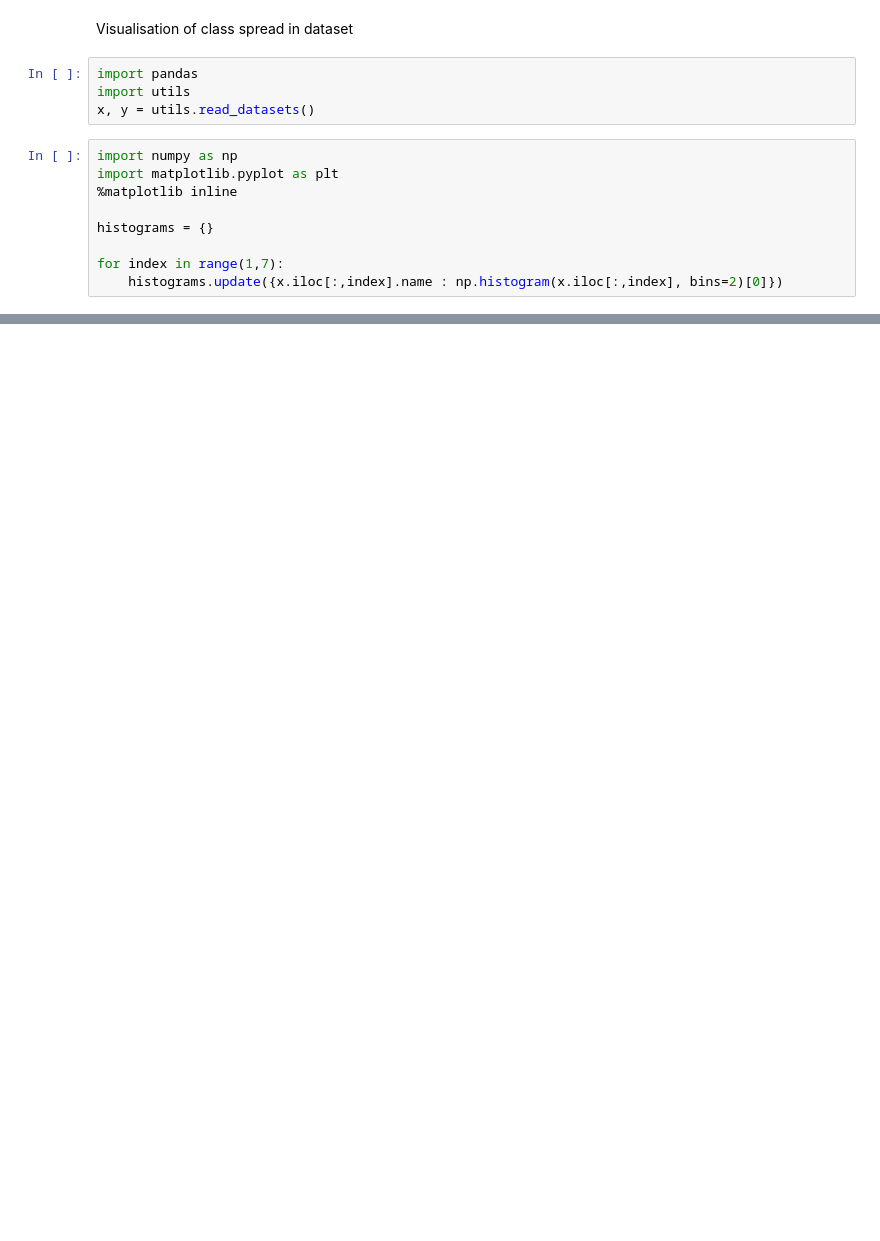
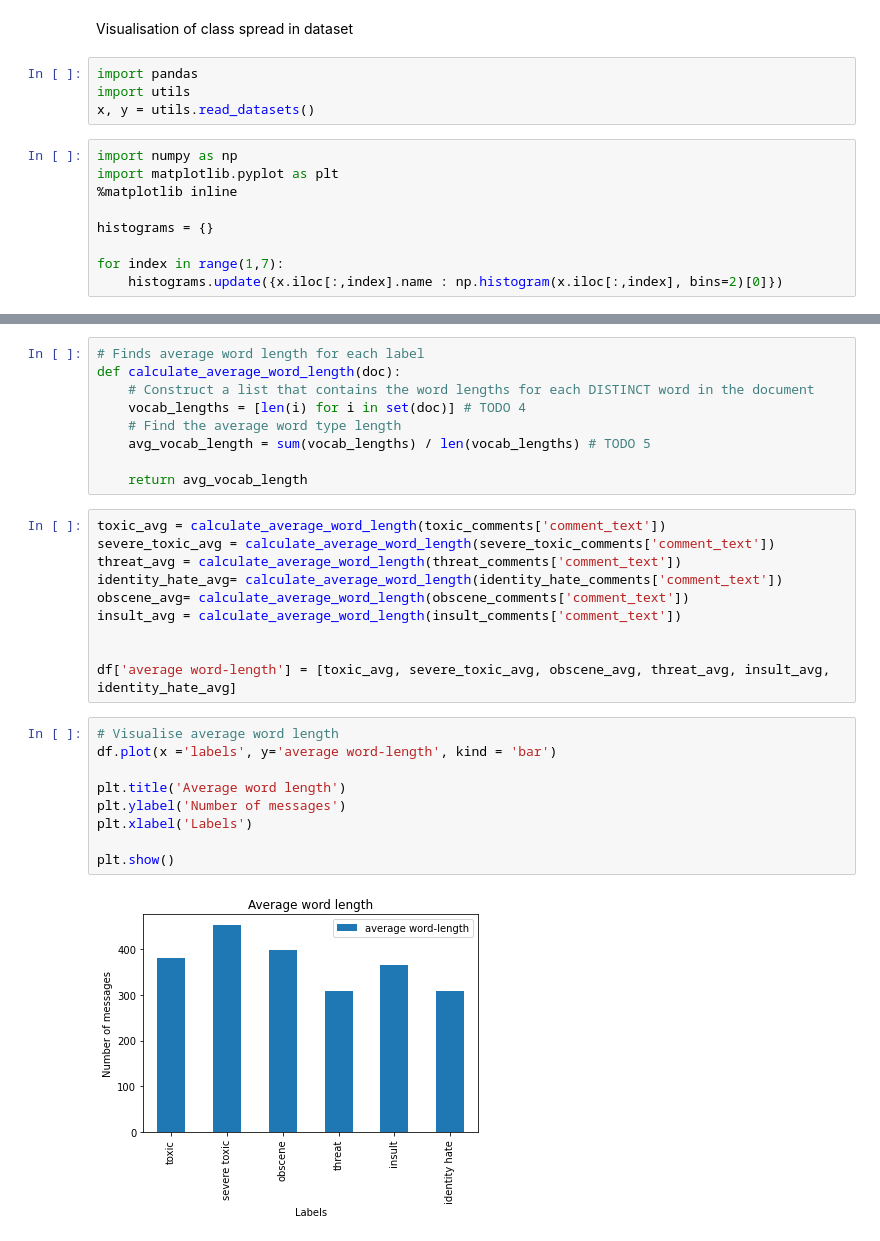
Before and after one commit to Dimitrisvas/group7_textClassification, a Jupyter notebook: class_spread_visualisation.ipynb, the cells around one changed output, grey strips where cells are left out. Cells and saved outputs as stored; diff of their text form; blank space fills up the shorter version.

```diff
--- a/class_spread_visualisation.ipynb
+++ b/class_spread_visualisation.ipynb
@@ -66,0 +103,30 @@ print(toxic)
+# %%
+# Finds average word length for each label
+def calculate_average_word_length(doc):
+    # Construct a list that contains the word lengths for each DISTINCT word in the document
+    vocab_lengths = [len(i) for i in set(doc)] # TODO 4
+    # Find the average word type length
+    avg_vocab_length = sum(vocab_lengths) / len(vocab_lengths) # TODO 5
+
+    return avg_vocab_length
+# %%
+toxic_avg = calculate_average_word_length(toxic_comments['comment_text'])
+severe_toxic_avg = calculate_average_word_length(severe_toxic_comments['comment_text'])
+threat_avg = calculate_average_word_length(threat_comments['comment_text'])
+identity_hate_avg= calculate_average_word_length(identity_hate_comments['comment_text'])
+obscene_avg= calculate_average_word_length(obscene_comments['comment_text'])
+insult_avg = calculate_average_word_length(insult_comments['comment_text'])
+
+
+df['average word-length'] = [toxic_avg, severe_toxic_avg, obscene_avg, threat_avg, insult_avg, identity_hate_avg]
+# %%
+# Visualise average word length
+df.plot(x ='labels', y='average word-length', kind = 'bar')
+
+plt.title('Average word length')
+plt.ylabel('Number of messages')
+plt.xlabel('Labels')
+
+plt.show()
+# %% [output]
+[figure, added]
```
Also changed, not shown: parts of 23 cells of this notebook, 4 other files.
